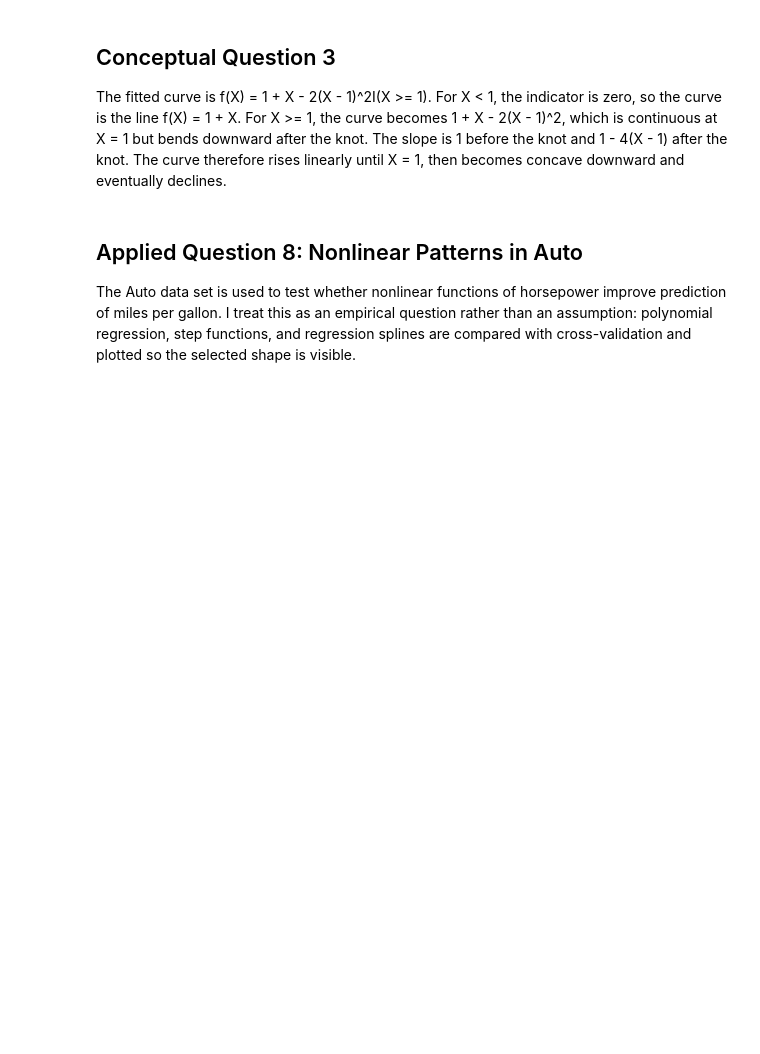
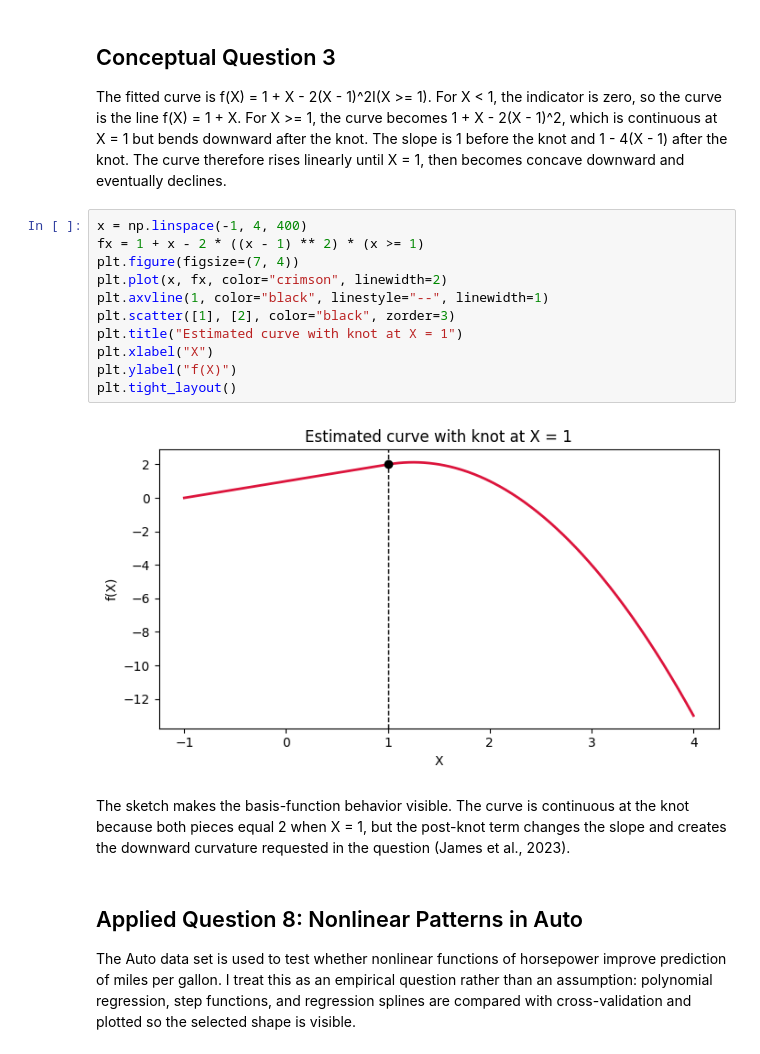
Before and after one commit to maldo81/dds-8555-predictive-analysis, a Jupyter notebook: Week 4/Assignment 4/MaldonadoJDDS8555-4.ipynb, the cells around one changed output. Cells and saved outputs as stored; diff of their text form; blank space fills up the shorter version.

```diff
--- a/Week 4/Assignment 4/MaldonadoJDDS8555-4.ipynb
+++ b/Week 4/Assignment 4/MaldonadoJDDS8555-4.ipynb
@@ -27,6 +27,21 @@ pd.set_option("display.max_columns", 80)
 ## Conceptual Question 3
 
 The fitted curve is f(X) = 1 + X - 2(X - 1)^2I(X >= 1).  For X < 1, the indicator is zero, so the curve is the line f(X) = 1 + X.  For X >= 1, the curve becomes 1 + X - 2(X - 1)^2, which is continuous at X = 1 but bends downward after the knot.  The slope is 1 before the knot and 1 - 4(X - 1) after the knot.  The curve therefore rises linearly until X = 1, then becomes concave downward and eventually declines.
+# %%
+x = np.linspace(-1, 4, 400)
+fx = 1 + x - 2 * ((x - 1) ** 2) * (x >= 1)
+plt.figure(figsize=(7, 4))
+plt.plot(x, fx, color="crimson", linewidth=2)
+plt.axvline(1, color="black", linestyle="--", linewidth=1)
+plt.scatter([1], [2], color="black", zorder=3)
+plt.title("Estimated curve with knot at X = 1")
+plt.xlabel("X")
+plt.ylabel("f(X)")
+plt.tight_layout()
+# %% [output]
+[figure, added]
+# %% [markdown]
+The sketch makes the basis-function behavior visible.  The curve is continuous at the knot because both pieces equal 2 when X = 1, but the post-knot term changes the slope and creates the downward curvature requested in the question (James et al., 2023).
 # %% [markdown]
 ## Applied Question 8: Nonlinear Patterns in Auto
 
```
Also changed, not shown: parts of 23 cells of this notebook, 1 other file.
